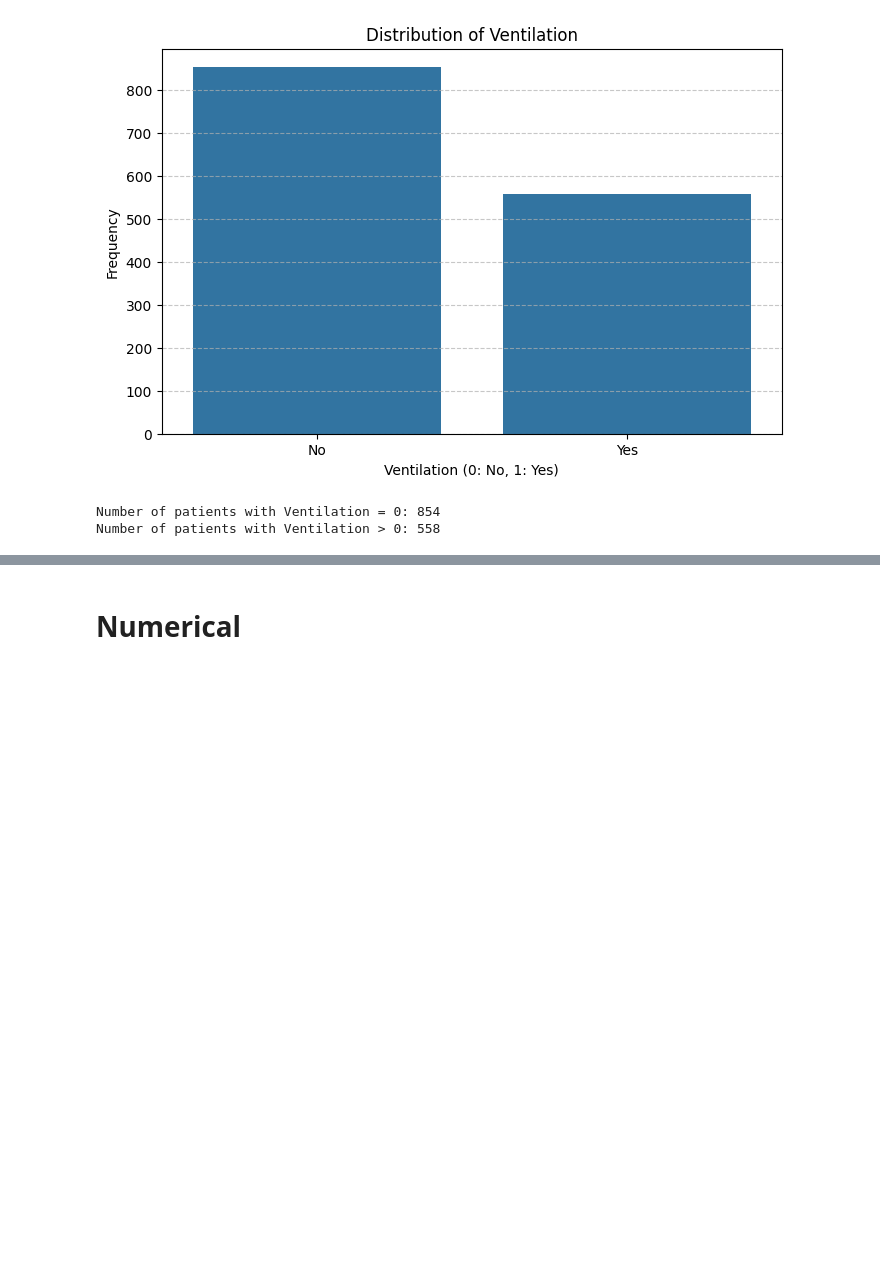
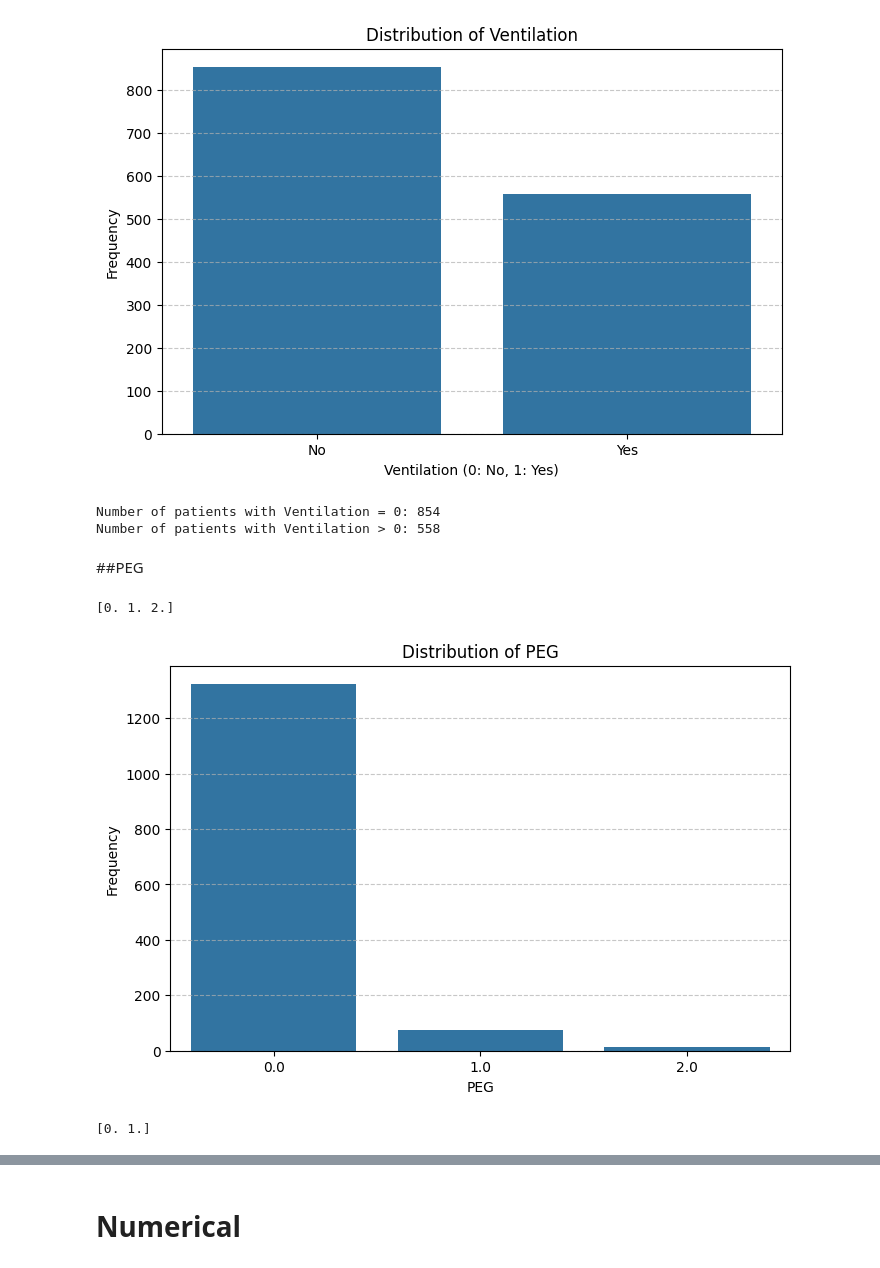
Before and after one commit to FaridRash/Advance-Statistical-Learnin--Semester-3, a Jupyter notebook: MH/Mh_AD_Data_understanding.ipynb, the cells around one changed output, grey strips where cells are left out. Drawn from its saved outputs; the diff is of its cells as text; code cells hidden in the pictures; blank space fills up the shorter version.

```diff
--- a/MH/Mh_AD_Data_understanding.ipynb
+++ b/MH/Mh_AD_Data_understanding.ipynb
@@ -404,3 +404,28 @@ print(f"Number of patients with Ventilation > 0: {ventilation_above_zero_count}"
 # %% [output]
 Number of patients with Ventilation = 0: 854
 Number of patients with Ventilation > 0: 558
+# %% [markdown]
+##PEG
+# %%
+print(df['PEG'].unique())
+# %% [output]
+[0. 1. 2.]
+# %%
+# Create a bar plot for PEG
+plt.figure(figsize=(8, 5))
+sns.countplot(data=df, x='PEG')
+plt.title('Distribution of PEG')
+plt.xlabel('PEG')
+plt.ylabel('Frequency')
+plt.grid(axis='y', linestyle='--', alpha=0.7)
+plt.show()
+# %% [output]
+[figure, added]
+# %%
+# change value 2 to 1
+df['PEG'] = df['PEG'].replace({2: 1})
+
+# Display the updated unique values to confirm the transformation
+print(df['PEG'].unique())
+# %% [output]
+[0. 1.]
```
Also changed, not shown: parts of 3 cells of this notebook.
